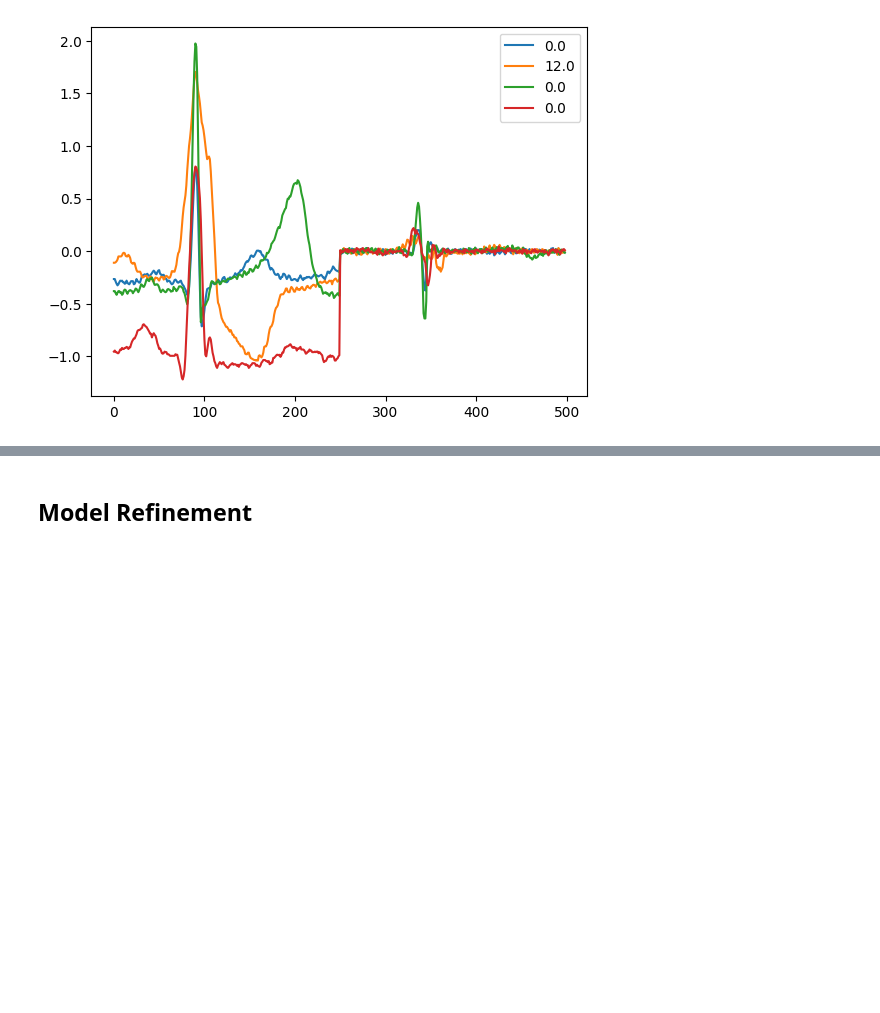
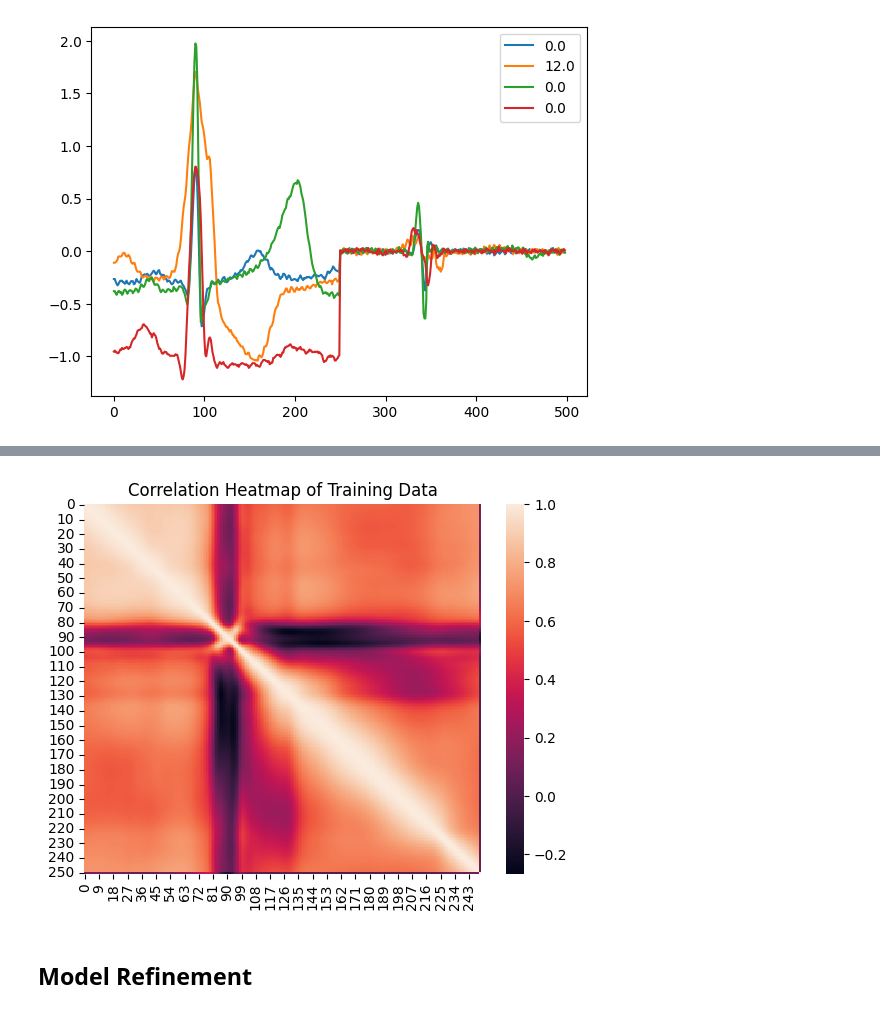
Before and after one commit to zachorrie/ML_ASS, a Jupyter notebook: CS_ARR.ipynb, the cells around one changed output, grey strips where cells are left out. Cells and saved outputs as stored; diff of their text form; code cells hidden in the pictures; blank space fills up the shorter version.

```diff
--- a/CS_ARR.ipynb
+++ b/CS_ARR.ipynb
@@ -305,3 +326,13 @@ plt.show()
+# %%
+train_cor = df_train.corr()
+
+ax = plt.axes()
+sns.heatmap(train_cor, ax = ax, rasterized=True)
+ax.set_title('Correlation Heatmap of Training Data')
+plt.savefig('./figs/corr.pdf')
+plt.show()
+# %% [output]
+[figure, added]
 # %% [markdown]
 ## Model Refinement
 # %%
```
Also changed, not shown: parts of 12 cells of this notebook, 7 other files.
